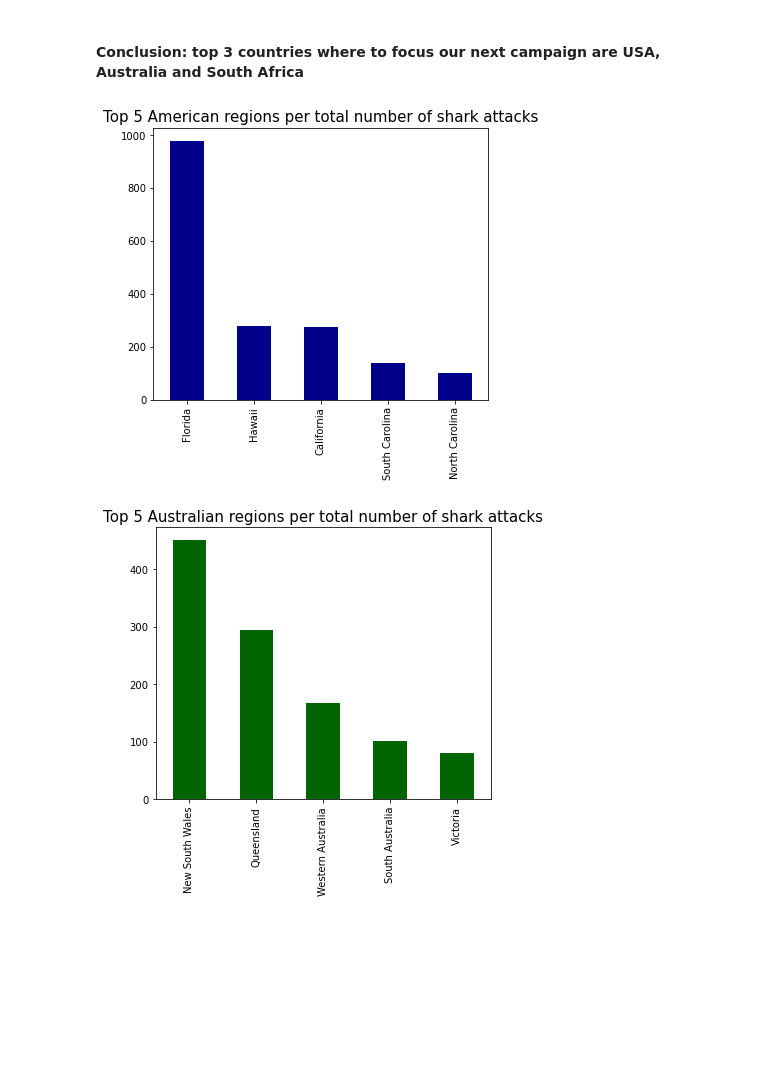
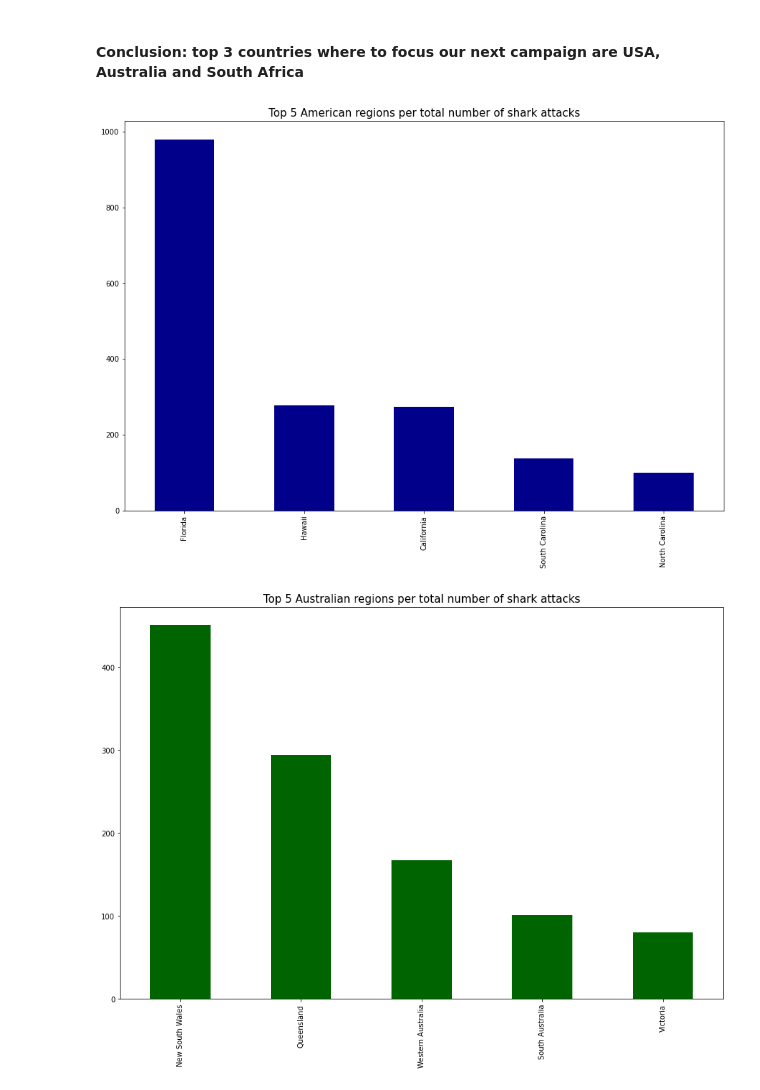
Before and after one commit to Camillelib/Data_Pipeline_Project, a Jupyter notebook: Data Pipeline Project.ipynb, the cells around one changed output. Drawn from its saved outputs; the diff is of its cells as text; code cells hidden in the pictures; blank space fills up the shorter version.

```diff
--- a/Data Pipeline Project.ipynb
+++ b/Data Pipeline Project.ipynb
@@ -526,20 +530,20 @@ save_viz(sharks_country_chart)
 # Find out the top 3 areas for attacks within these countries
 # %%
 # Creating a ranked bar chart of areas for the US
-sharks_area_us_chart=sharks_area_us.Area.value_counts().nlargest(5).plot.bar(fontsize=10, figsize=(6, 5), color='Darkblue').set_title('Top 5 American regions per total number of shark attacks', fontsize=15)
+sharks_area_us_chart=sharks_area_us.Area.value_counts().nlargest(5).plot.bar(fontsize=10, figsize=(15, 10), color='Darkblue').set_title('Top 5 American regions per total number of shark attacks', fontsize=15)
 
 title='Top 5 American regions per total number of shark attacks'
 save_viz(sharks_area_us_chart)
 # %% [output]
-[figure, old version]
+[figure, new version]
 # %%
 #Bar chart for Australian regions
 
-sharks_area_oz_chart=sharks_area_oz.Area.value_counts().nlargest(5).plot.bar(fontsize=10, figsize=(6, 5), color='Darkgreen').set_title('Top 5 Australian regions per total number of shark attacks', fontsize=15)
+sharks_area_oz_chart=sharks_area_oz.Area.value_counts().nlargest(5).plot.bar(fontsize=10, figsize=(15, 10), color='Darkgreen').set_title('Top 5 Australian regions per total number of shark attacks', fontsize=15)
 
 title='Top 5 Australian regions per total number of shark attacks'
 save_viz(sharks_area_oz_chart)
 # %% [output]
-[figure, old version]
+[figure, new version]
 # %%
 #Bar chart for South Africa
```
Also changed, not shown: parts of 4 cells of this notebook, 8 other files.
